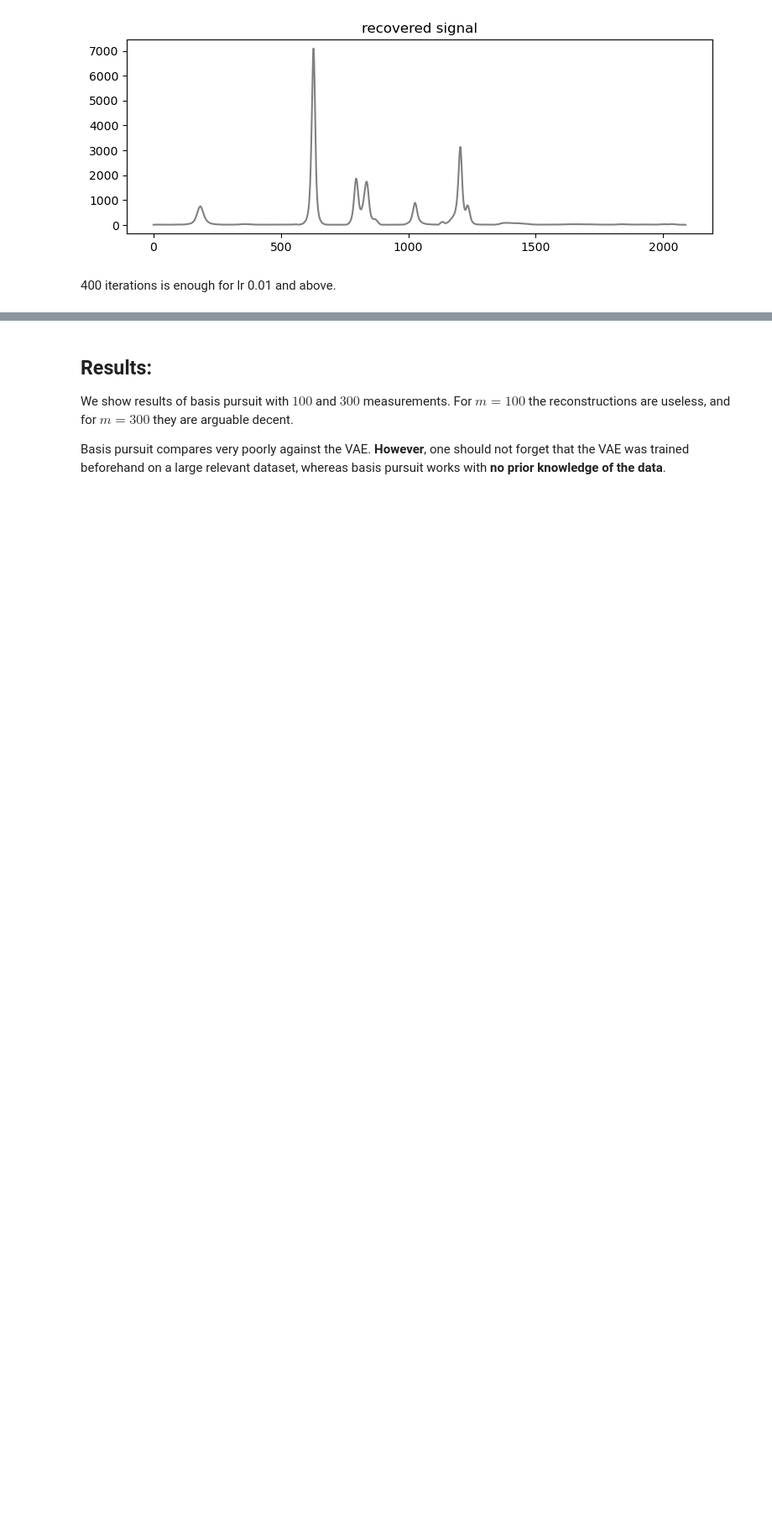
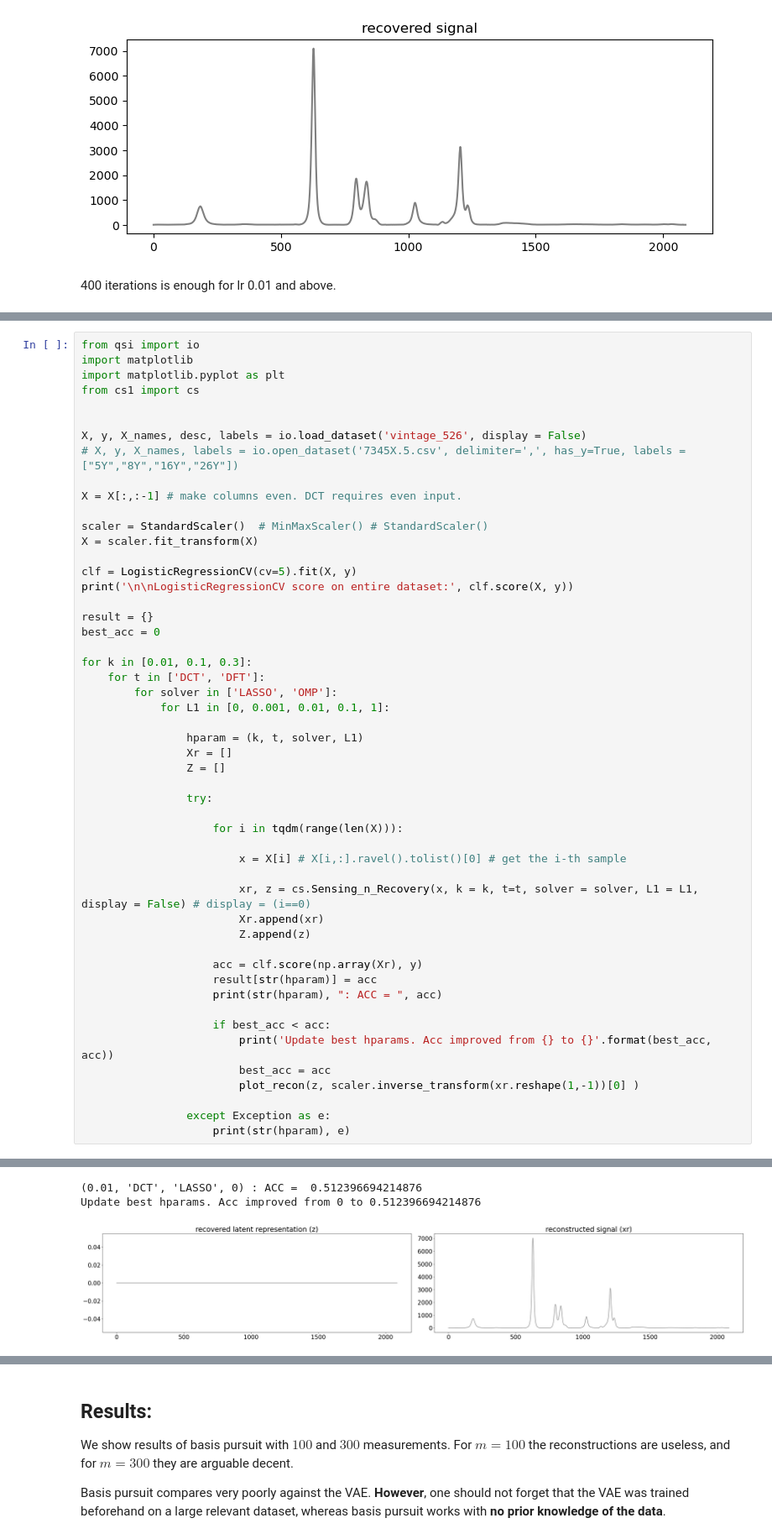
Before and after one commit to zhangys11/cs1, a Jupyter notebook: notebooks/Compressed Sensing - VAE - Vintage.ipynb, the cells around one changed output, grey strips where cells are left out. Shown at 84% size. Cells and saved outputs as stored; diff of their text form; blank space fills up the shorter version.

```diff
--- a/notebooks/Compressed Sensing - VAE - Vintage.ipynb
+++ b/notebooks/Compressed Sensing - VAE - Vintage.ipynb
@@ -402,0 +460,52 @@ Lasso and BPDN are equivalent problems.
+# %%
+from qsi import io
+import matplotlib
+import matplotlib.pyplot as plt
+from cs1 import cs
+
+
+X, y, X_names, desc, labels = io.load_dataset('vintage_526', display = False)
+# X, y, X_names, labels = io.open_dataset('7345X.5.csv', delimiter=',', has_y=True, labels = ["5Y","8Y","16Y","26Y"])
+
+X = X[:,:-1] # make columns even. DCT requires even input.
+
+scaler = StandardScaler()  # MinMaxScaler() # StandardScaler()
+X = scaler.fit_transform(X)
+
+clf = LogisticRegressionCV(cv=5).fit(X, y)
+print('\n\nLogisticRegressionCV score on entire dataset:', clf.score(X, y))
+
+result = {}
+best_acc = 0
+
+for k in [0.01, 0.1, 0.3]:
+    for t in ['DCT', 'DFT']:
+        for solver in ['LASSO', 'OMP']:
+            for L1 in [0, 0.001, 0.01, 0.1, 1]:
+
+                hparam = (k, t, solver, L1)
+                Xr = []
+                Z = []
+
+                try:
+
+                    for i in tqdm(range(len(X))):
+
+                        x = X[i] # X[i,:].ravel().tolist()[0] # get the i-th sample
+
+                        xr, z = cs.Sensing_n_Recovery(x, k = k, t=t, solver = solver, L1 = L1, display = False) # display = (i==0)
+                        Xr.append(xr)
+                        Z.append(z)
+
+                    acc = clf.score(np.array(Xr), y)
+                    result[str(hparam)] = acc
+                    print(str(hparam), ": ACC = ", acc)
+
+                    if best_acc < acc:
+                        print('Update best hparams. Acc improved from {} to {}'.format(best_acc, acc))
+                        best_acc = acc
+                        plot_recon(z, scaler.inverse_transform(xr.reshape(1,-1))[0] )
+
+                except Exception as e:
+                    print(str(hparam), e)
+# %% [output]
@@ -402,0 +529,3 @@ Lasso and BPDN are equivalent problems.
+(0.01, 'DCT', 'LASSO', 0) : ACC =  0.512396694214876
+Update best hparams. Acc improved from 0 to 0.512396694214876
+[figure, added]
```
Also changed, not shown: parts of 26 cells of this notebook, 4 other files.
